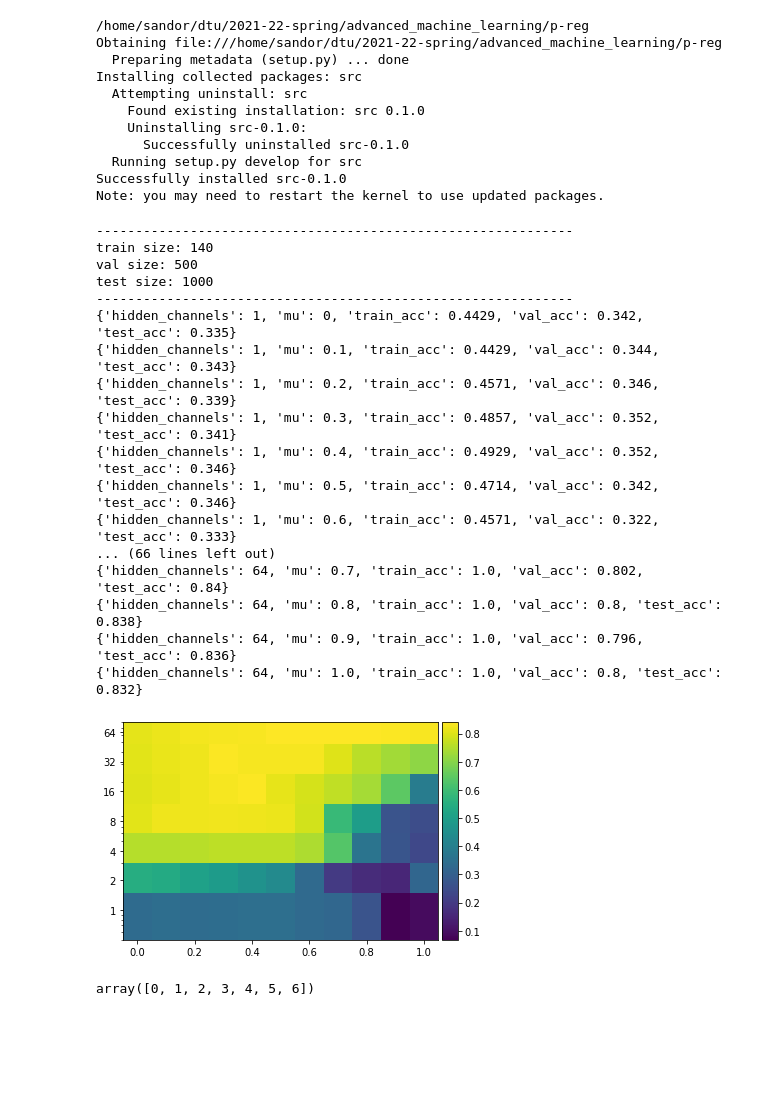
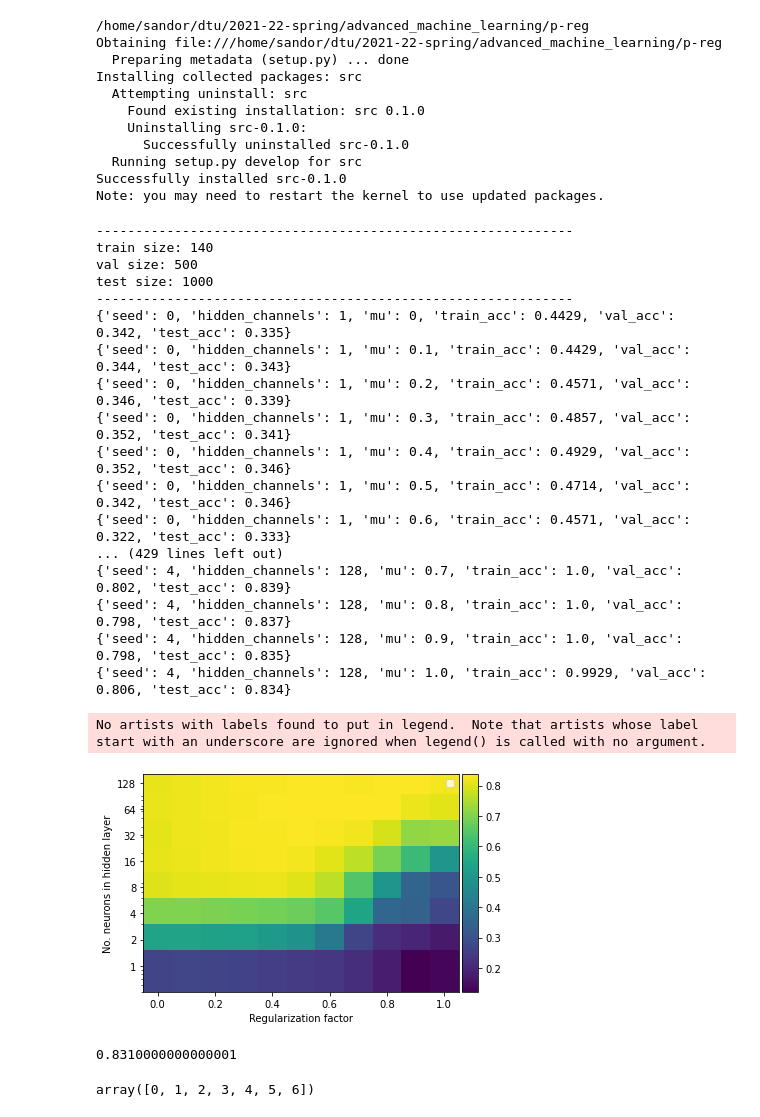
Before and after one commit to sandorfoldi/p-reg, a Jupyter notebook: notebooks/6.4-saf-var-hiddenlayers-mu.ipynb, the cells around one changed output. Saved outputs shown, nothing was run; the diff lists cells and outputs as text; code cells hidden in the pictures; blank space fills up the shorter version.

```diff
--- a/notebooks/6.4-saf-var-hiddenlayers-mu.ipynb
+++ b/notebooks/6.4-saf-var-hiddenlayers-mu.ipynb
@@ -67,69 +67,78 @@ print(f'test size: {data.test_mask.sum()}')
 print('-------------------------------------------------------------')
 
 metrics = []
+for seed in [0,1,2,3,4]:
+    for hidden_channels in [1, 2, 4, 8, 16, 32, 64, 128]:
+        for mu in [0, .1, .2, .3, .4, .5, .6, .7, .8, .9, 1.]:
+            torch.manual_seed(seed)
+            random.seed(seed)
 
-for hidden_channels in [1, 2, 4, 8, 16, 32, 64]:
-    for mu in [0, .1, .2, .3, .4, .5, .6, .7, .8, .9, 1.]:
-        torch.manual_seed(0)
-        random.seed(0)
+            loss_fn = make_preg_ce_ce_alt(mu, A_hat)
 
-        loss_fn = make_preg_ce_ce_alt(mu, A_hat)
+            model = GCN_var_2layer(hidden_channels)
+            # model = GCN1(num_node_features=dataset.num_node_features, num_classes=dataset.num_classes)
+            model = train_with_loss(model, data, loss_fn, num_epochs=200)
 
-        model = GCN_var_2layer(hidden_channels)
-        # model = GCN1(num_node_features=dataset.num_node_features, num_classes=dataset.num_classes)
-        model = train_with_loss(model, data, loss_fn, num_epochs=200)
+            acc = evaluate0(model, data)
 
-        acc = evaluate0(model, data)
-
-        train_acc, val_acc, test_acc = evaluate1(model, data)
-        metrics.append({'hidden_channels': hidden_channels, 'mu': mu, 'train_acc': np.round(train_acc,4), 'val_acc': np.round(val_acc,4), 'test_acc': np.round(test_acc,4)})
-        print(metrics[-1])
-        # print(f'mu: {mu}, train_acc: {train_acc:.4f}, val_acc: {val_acc:.4f}, test_acc: {test_acc:.4f}')
-        # print('-------------------------------------------------------------')
+            train_acc, val_acc, test_acc = evaluate1(model, data)
+            metrics.append({'seed': seed, 'hidden_channels': hidden_channels, 'mu': mu, 'train_acc': np.round(train_acc,4), 'val_acc': np.round(val_acc,4), 'test_acc': np.round(test_acc,4)})
+            print(metrics[-1])
+            # print(f'mu: {mu}, train_acc: {train_acc:.4f}, val_acc: {val_acc:.4f}, test_acc: {test_acc:.4f}')
+            # print('-------------------------------------------------------------')
 # %% [output]
 -------------------------------------------------------------
 train size: 140
 val size: 500
 test size: 1000
 -------------------------------------------------------------
-{'hidden_channels': 1, 'mu': 0, 'train_acc': 0.4429, 'val_acc': 0.342, 'test_acc': 0.335}
-{'hidden_channels': 1, 'mu': 0.1, 'train_acc': 0.4429, 'val_acc': 0.344, 'test_acc': 0.343}
-{'hidden_channels': 1, 'mu': 0.2, 'train_acc': 0.4571, 'val_acc': 0.346, 'test_acc': 0.339}
-{'hidden_channels': 1, 'mu': 0.3, 'train_acc': 0.4857, 'val_acc': 0.352, 'test_acc': 0.341}
-{'hidden_channels': 1, 'mu': 0.4, 'train_acc': 0.4929, 'val_acc': 0.352, 'test_acc': 0.346}
-{'hidden_channels': 1, 'mu': 0.5, 'train_acc': 0.4714, 'val_acc': 0.342, 'test_acc': 0.346}
-{'hidden_channels': 1, 'mu': 0.6, 'train_acc': 0.4571, 'val_acc': 0.322, 'test_acc': 0.333}
-... (66 lines left out)
-{'hidden_channels': 64, 'mu': 0.7, 'train_acc': 1.0, 'val_acc': 0.802, 'test_acc': 0.84}
-{'hidden_channels': 64, 'mu': 0.8, 'train_acc': 1.0, 'val_acc': 0.8, 'test_acc': 0.838}
-{'hidden_channels': 64, 'mu': 0.9, 'train_acc': 1.0, 'val_acc': 0.796, 'test_acc': 0.836}
-{'hidden_channels': 64, 'mu': 1.0, 'train_acc': 1.0, 'val_acc': 0.8, 'test_acc': 0.832}
+{'seed': 0, 'hidden_channels': 1, 'mu': 0, 'train_acc': 0.4429, 'val_acc': 0.342, 'test_acc': 0.335}
+{'seed': 0, 'hidden_channels': 1, 'mu': 0.1, 'train_acc': 0.4429, 'val_acc': 0.344, 'test_acc': 0.343}
+{'seed': 0, 'hidden_channels': 1, 'mu': 0.2, 'train_acc': 0.4571, 'val_acc': 0.346, 'test_acc': 0.339}
+{'seed': 0, 'hidden_channels': 1, 'mu': 0.3, 'train_acc': 0.4857, 'val_acc': 0.352, 'test_acc': 0.341}
+{'seed': 0, 'hidden_channels': 1, 'mu': 0.4, 'train_acc': 0.4929, 'val_acc': 0.352, 'test_acc': 0.346}
+{'seed': 0, 'hidden_channels': 1, 'mu': 0.5, 'train_acc': 0.4714, 'val_acc': 0.342, 'test_acc': 0.346}
+{'seed': 0, 'hidden_channels': 1, 'mu': 0.6, 'train_acc': 0.4571, 'val_acc': 0.322, 'test_acc': 0.333}
+... (429 lines left out)
+{'seed': 4, 'hidden_channels': 128, 'mu': 0.7, 'train_acc': 1.0, 'val_acc': 0.802, 'test_acc': 0.839}
+{'seed': 4, 'hidden_channels': 128, 'mu': 0.8, 'train_acc': 1.0, 'val_acc': 0.798, 'test_acc': 0.837}
+{'seed': 4, 'hidden_channels': 128, 'mu': 0.9, 'train_acc': 1.0, 'val_acc': 0.798, 'test_acc': 0.835}
+{'seed': 4, 'hidden_channels': 128, 'mu': 1.0, 'train_acc': 0.9929, 'val_acc': 0.806, 'test_acc': 0.834}
 # %%
 df = pd.DataFrame(metrics)
+df.to_csv('reports/figures/hidden_channels_mu.csv')
 # ridiculously slow implementation, but I don't want to figure this out now
 arr = np.zeros((df['hidden_channels'].unique().shape[0], df['mu'].unique().shape[0]))
 for ind_i, i in enumerate(df['hidden_channels'].unique()):
     for ind_j, j in enumerate(df['mu'].unique()):
         # print((df['hidden_channels'] == i) & (df['mu'] == j))
         # print(df[(df['hidden_channels'] == i) & (df['mu'] == j)]['test_acc'])
-        arr[ind_i,ind_j] = df[(df['hidden_channels'] == i) & (df['mu'] == j)]['test_acc']
+        arr[ind_i,ind_j] = df[(df['hidden_channels'] == i) & (df['mu'] == j)]['test_acc'].mean()
 # plt.pcolormesh()
 # %%
 from mpl_toolkits.axes_grid1 import make_axes_locatable
 
 def add_colorbar(im, fig, ax):
     divider = make_axes_locatable(ax)
     cax = divider.append_axes('right', size='5%', pad=0.05)
     fig.colorbar(im, cax=cax, orientation='vertical')
 
 fig, ax = plt.subplots()
-im = ax.pcolormesh([0, .1, .2, .3, .4, .5, .6, .7, .8, .9, 1.], [1, 2, 4, 8, 16, 32, 64], arr, )
+im = ax.pcolormesh([0, .1, .2, .3, .4, .5, .6, .7, .8, .9, 1.], [1, 2, 4, 8, 16, 32, 64, 128], arr, )
 ax.set_yscale('log')
-ax.set_yticks([1, 2, 4, 8, 16, 32, 64])
-ax.set_yticklabels([1, 2, 4, 8, 16, 32, 64])
+ax.set_yticks([1, 2, 4, 8, 16, 32, 64, 128])
+ax.set_yticklabels([1, 2, 4, 8, 16, 32, 64, 128])
 add_colorbar(im, fig, ax)
+ax.set(xlabel='Regularization factor', ylabel='No. neurons in hidden layer')
+ax.legend()
+plt.show()
 # %% [output]
+No artists with labels found to put in legend.  Note that artists whose label start with an underscore are ignored when legend() is called with no argument.
-[figure, old version]
+[figure, new version]
+# %%
+print(df[(df['mu']==0.4)&(df['hidden_channels']==32)]['test_acc'].mean())
+# %% [output]
+0.8310000000000001
 # %%
 data.y.unique().numpy()
 # %% [output]
```
Also changed, not shown: 8 other files.
